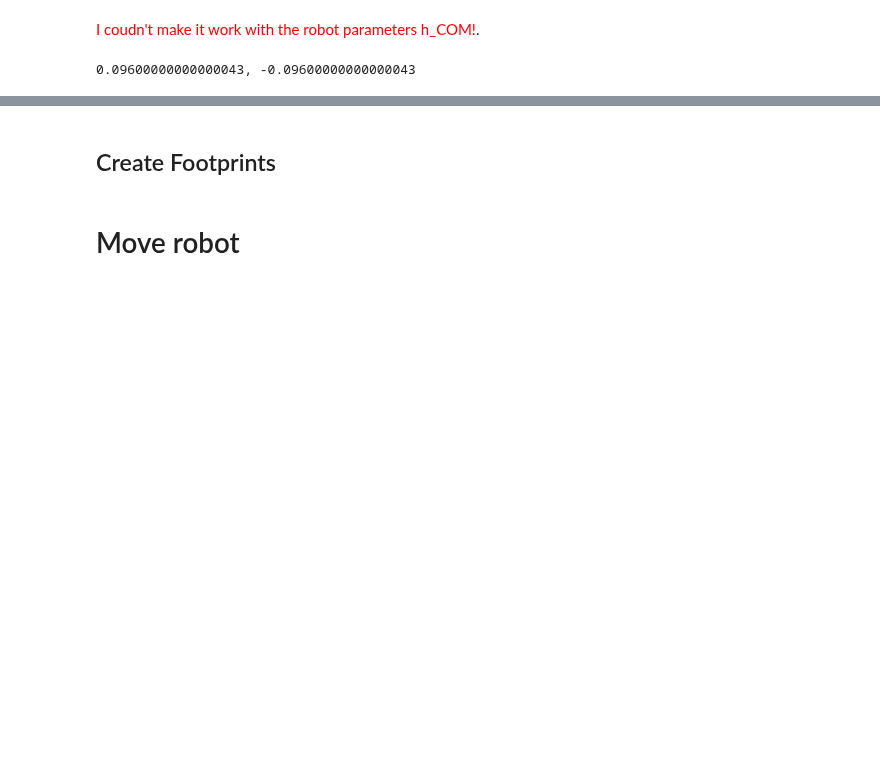
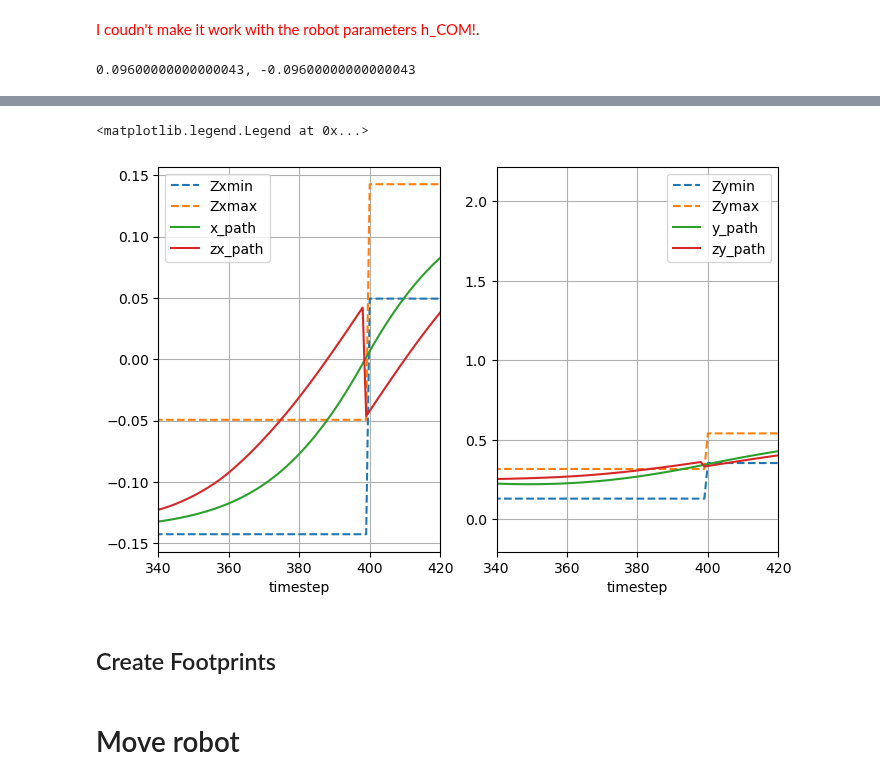
Before and after one commit to taguirre19/robotics-project, a Jupyter notebook: walking_generator.ipynb, the cells around one changed output, grey strips where cells are left out. Drawn from its saved outputs; the diff is of its cells as text; code cells hidden in the pictures; blank space fills up the shorter version.

```diff
--- a/walking_generator.ipynb
+++ b/walking_generator.ipynb
@@ -103,3 +103,29 @@ plt.legend()
+# %%
+fig, ax = plt.subplots(1,2, figsize=(8,5))
+ax[0].plot(Zxmin,'--', label= 'Zxmin')
+ax[0].plot(Zxmax,'--', label="Zxmax")
+ax[0].plot(x_path, label="x_path")
+ax[0].plot(zx_path, label="zx_path")
+ax[0].set_xlabel('timestep')
+#ax[0].set_ylim(min(Zxmin)-0.1, max(Zxmax)+0.1)
+ax[0].set_xlim(340,420)
+
+ax[0].grid()
+ax[0].legend()
+ax[1].plot(Zymin,'--', label= 'Zymin')
+ax[1].plot(Zymax,'--', label="Zymax")
+ax[1].plot(y_path, label="y_path")
+ax[1].plot(zy_path, label="zy_path")
+ax[1].set_xlabel('timestep')
+#ax[1].set_ylim(min(Zymin)-0.1, max(Zymax)+0.1)
+ax[1].set_xlim(340,420)
+ax[1].grid()
+
+
+plt.legend()
+# %% [output]
+<matplotlib.legend.Legend at 0x...>
+[figure, added]
 # %% [markdown]
 ## Create Footprints
 # %%
```
Also changed, not shown: parts of 2 cells of this notebook.
